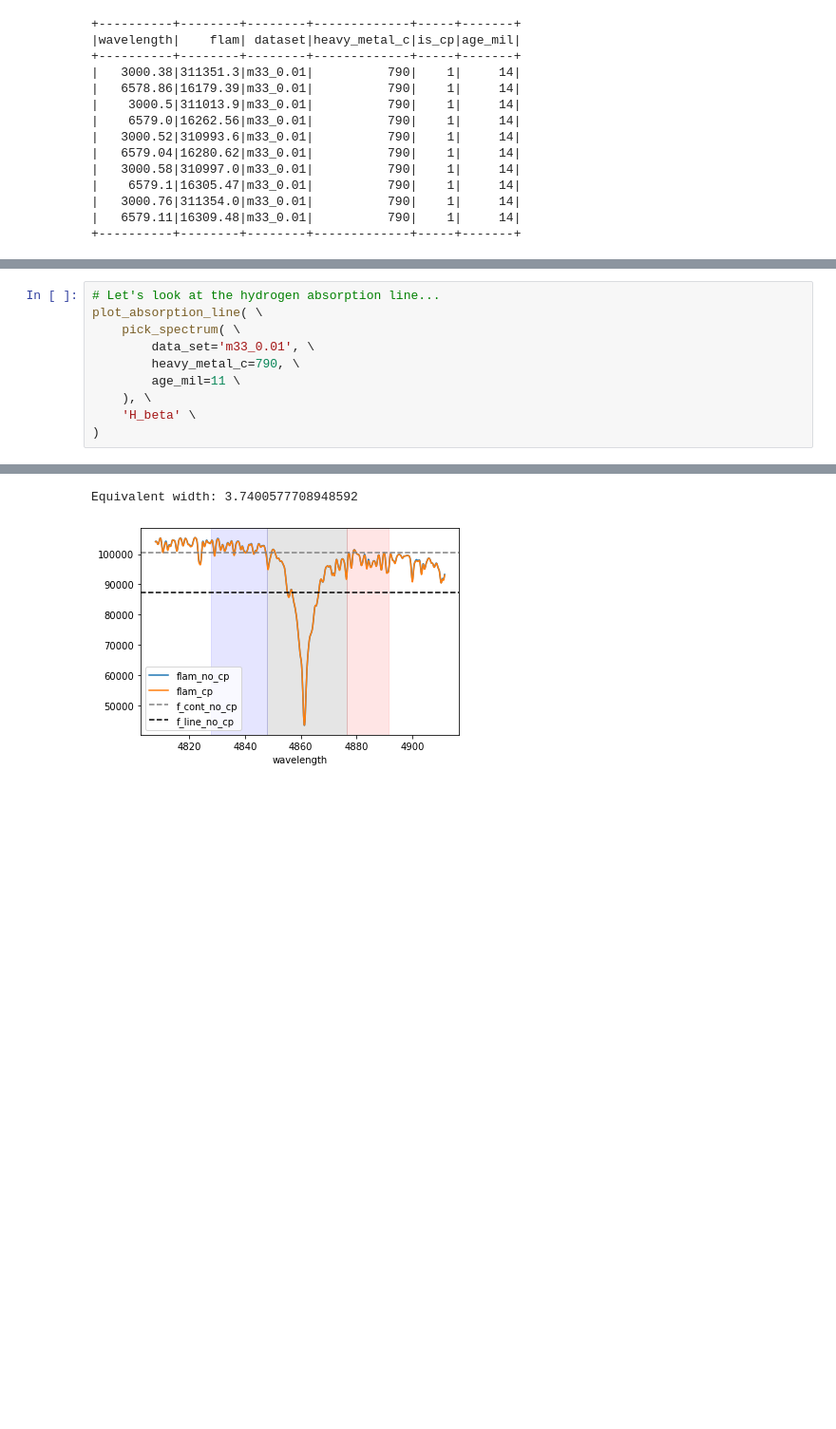
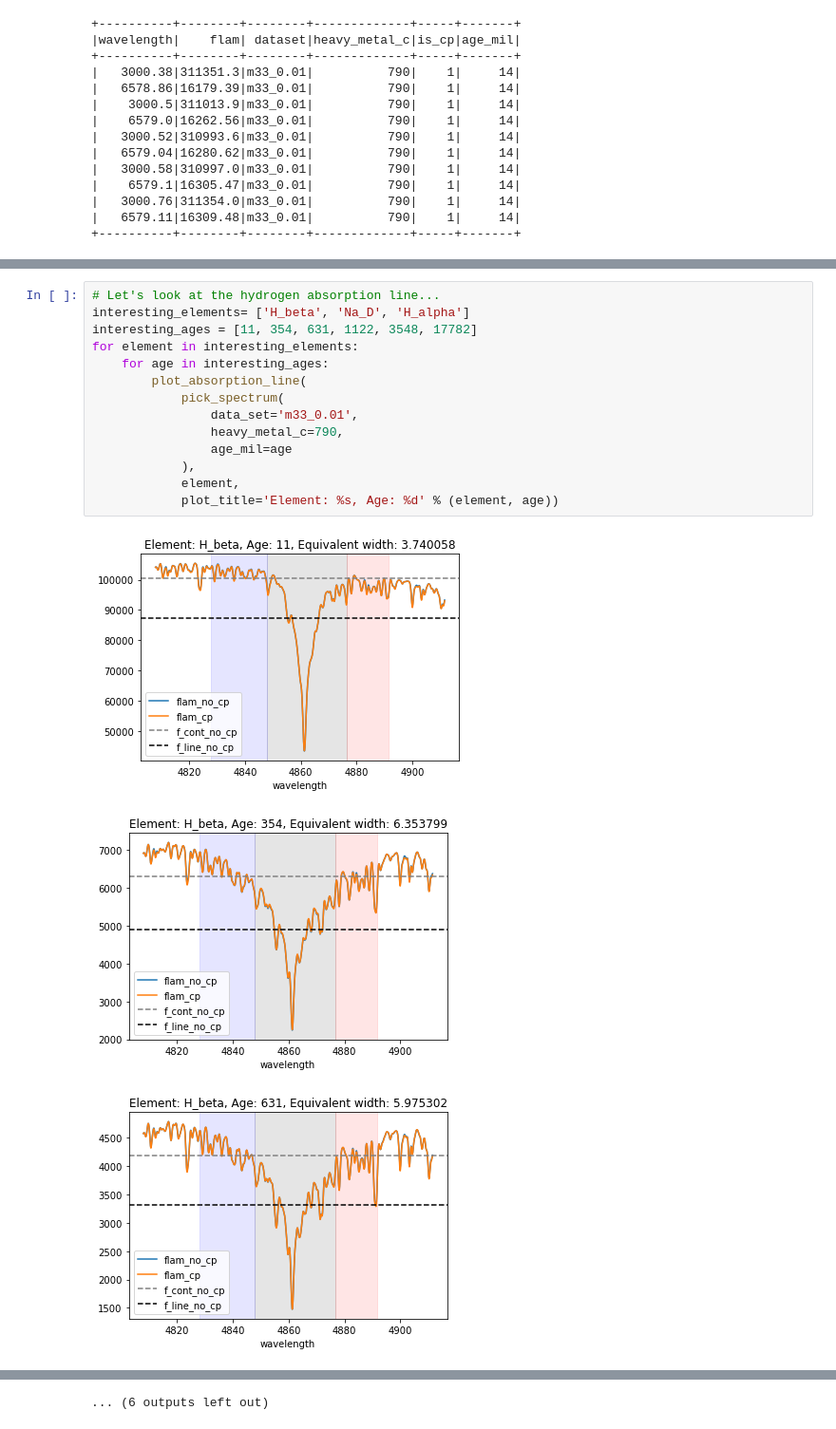
Before and after one commit to chworthey/astro, a Jupyter notebook: workspace/AstroM33.ipynb, the cells around one changed output, grey strips where cells are left out. Shown at 95% size. Cells and saved outputs as stored; diff of their text form; blank space fills up the shorter version.

```diff
--- a/workspace/AstroM33.ipynb
+++ b/workspace/AstroM33.ipynb
@@ -322,11 +394,18 @@ def plot_absorption_line(spectrum, line_name):
 # %%
 # Let's look at the hydrogen absorption line...
-plot_absorption_line( \
-    pick_spectrum( \
-        data_set='m33_0.01', \
-        heavy_metal_c=790, \
-        age_mil=11 \
-    ), \
-    'H_beta' \
-)
+interesting_elements= ['H_beta', 'Na_D', 'H_alpha']
+interesting_ages = [11, 354, 631, 1122, 3548, 17782]
+for element in interesting_elements:
+    for age in interesting_ages:
+        plot_absorption_line(
+            pick_spectrum(
+                data_set='m33_0.01',
+                heavy_metal_c=790,
+                age_mil=age
+            ),
+            element,
+            plot_title='Element: %s, Age: %d' % (element, age))
 # %% [output]
+[figure, new version]
+[figure, added]
+[figure, added]
@@ -333,2 +421 @@ plot_absorption_line( \
-Equivalent width: 3.7400577708948592
+... (6 outputs left out)
-[figure, old version]
```
Also changed, not shown: parts of 22 cells of this notebook.
